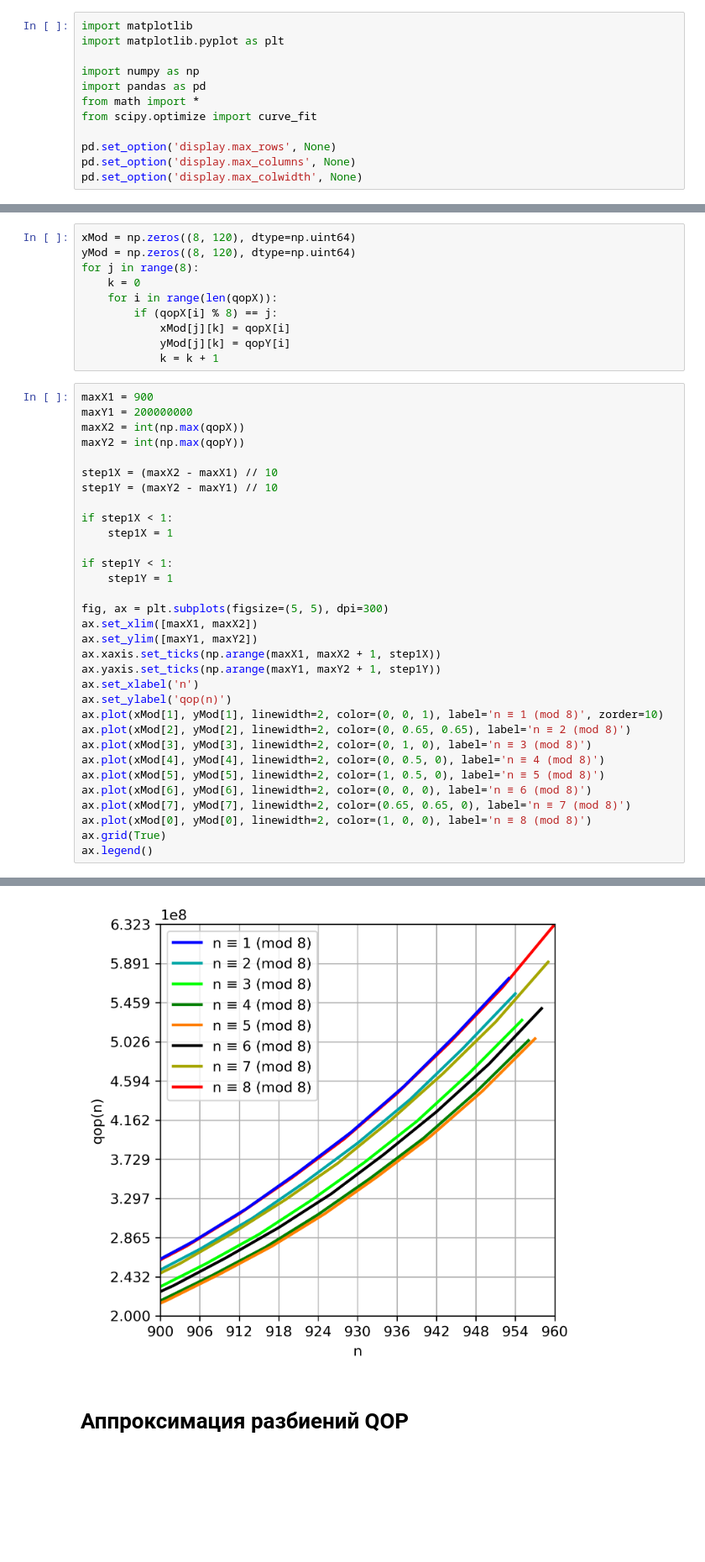
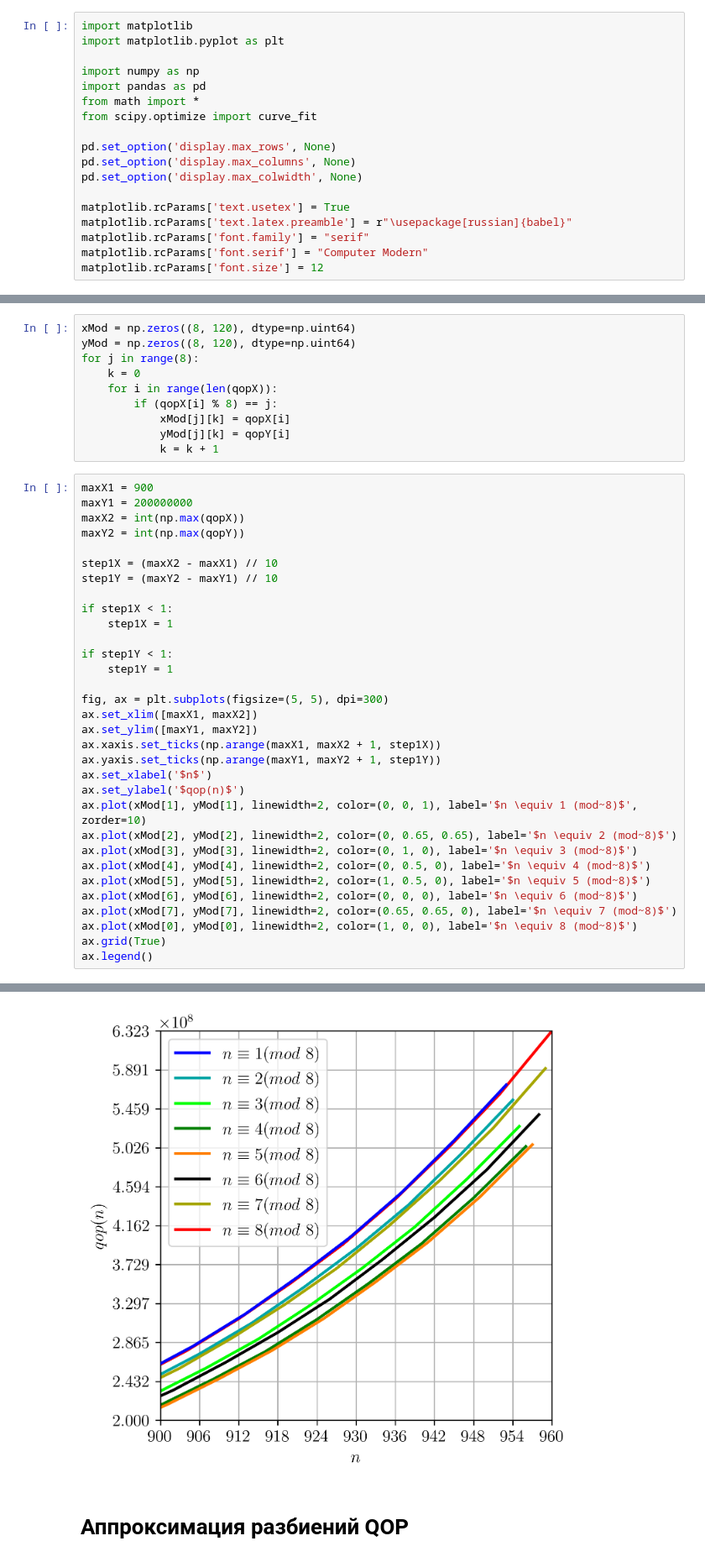
Before and after one commit to SashaSamoilov/qop-partitions, a Jupyter notebook: charts/charts.ipynb, the cells around one changed output, grey strips where cells are left out. Shown at 84% size. Saved outputs shown, nothing was run; the diff lists cells and outputs as text; blank space fills up the shorter version.

```diff
--- a/charts/charts.ipynb
+++ b/charts/charts.ipynb
@@ -10,6 +10,12 @@ from scipy.optimize import curve_fit
 pd.set_option('display.max_rows', None)
 pd.set_option('display.max_columns', None)
 pd.set_option('display.max_colwidth', None)
+
+matplotlib.rcParams['text.usetex'] = True
+matplotlib.rcParams['text.latex.preamble'] = r"\usepackage[russian]{babel}"
+matplotlib.rcParams['font.family'] = "serif"
+matplotlib.rcParams['font.serif'] = "Computer Modern"
+matplotlib.rcParams['font.size'] = 12
 # %%
 def GetSet(filename):
     retY = np.zeros(0, dtype=np.longdouble)
@@ -319,38 +330,38 @@ for j in range(8):
 # %%
 maxX1 = 900
 maxY1 = 200000000
 maxX2 = int(np.max(qopX))
 maxY2 = int(np.max(qopY))
 
 step1X = (maxX2 - maxX1) // 10
 step1Y = (maxY2 - maxY1) // 10
 
 if step1X < 1:
     step1X = 1
 
 if step1Y < 1:
     step1Y = 1
 
 fig, ax = plt.subplots(figsize=(5, 5), dpi=300)
 ax.set_xlim([maxX1, maxX2])
 ax.set_ylim([maxY1, maxY2])
 ax.xaxis.set_ticks(np.arange(maxX1, maxX2 + 1, step1X))
 ax.yaxis.set_ticks(np.arange(maxY1, maxY2 + 1, step1Y))
-ax.set_xlabel('n')
-ax.set_ylabel('qop(n)')
-ax.plot(xMod[1], yMod[1], linewidth=2, color=(0, 0, 1), label='n ≡ 1 (mod 8)', zorder=10)
-ax.plot(xMod[2], yMod[2], linewidth=2, color=(0, 0.65, 0.65), label='n ≡ 2 (mod 8)')
-ax.plot(xMod[3], yMod[3], linewidth=2, color=(0, 1, 0), label='n ≡ 3 (mod 8)')
-ax.plot(xMod[4], yMod[4], linewidth=2, color=(0, 0.5, 0), label='n ≡ 4 (mod 8)')
-ax.plot(xMod[5], yMod[5], linewidth=2, color=(1, 0.5, 0), label='n ≡ 5 (mod 8)')
-ax.plot(xMod[6], yMod[6], linewidth=2, color=(0, 0, 0), label='n ≡ 6 (mod 8)')
-ax.plot(xMod[7], yMod[7], linewidth=2, color=(0.65, 0.65, 0), label='n ≡ 7 (mod 8)')
-ax.plot(xMod[0], yMod[0], linewidth=2, color=(1, 0, 0), label='n ≡ 8 (mod 8)')
+ax.set_xlabel('$n$')
+ax.set_ylabel('$qop(n)$')
+ax.plot(xMod[1], yMod[1], linewidth=2, color=(0, 0, 1), label='$n \equiv 1 (mod~8)$', zorder=10)
+ax.plot(xMod[2], yMod[2], linewidth=2, color=(0, 0.65, 0.65), label='$n \equiv 2 (mod~8)$')
+ax.plot(xMod[3], yMod[3], linewidth=2, color=(0, 1, 0), label='$n \equiv 3 (mod~8)$')
+ax.plot(xMod[4], yMod[4], linewidth=2, color=(0, 0.5, 0), label='$n \equiv 4 (mod~8)$')
+ax.plot(xMod[5], yMod[5], linewidth=2, color=(1, 0.5, 0), label='$n \equiv 5 (mod~8)$')
+ax.plot(xMod[6], yMod[6], linewidth=2, color=(0, 0, 0), label='$n \equiv 6 (mod~8)$')
+ax.plot(xMod[7], yMod[7], linewidth=2, color=(0.65, 0.65, 0), label='$n \equiv 7 (mod~8)$')
+ax.plot(xMod[0], yMod[0], linewidth=2, color=(1, 0, 0), label='$n \equiv 8 (mod~8)$')
 ax.grid(True)
 ax.legend()
 # %% [output]
 <matplotlib.legend.Legend at 0x...>
-[figure, old version]
+[figure, new version]
 # %% [markdown]
 # Аппроксимация разбиений QOP
 # %%
```
Also changed, not shown: parts of 8 cells of this notebook, 1 other file.
